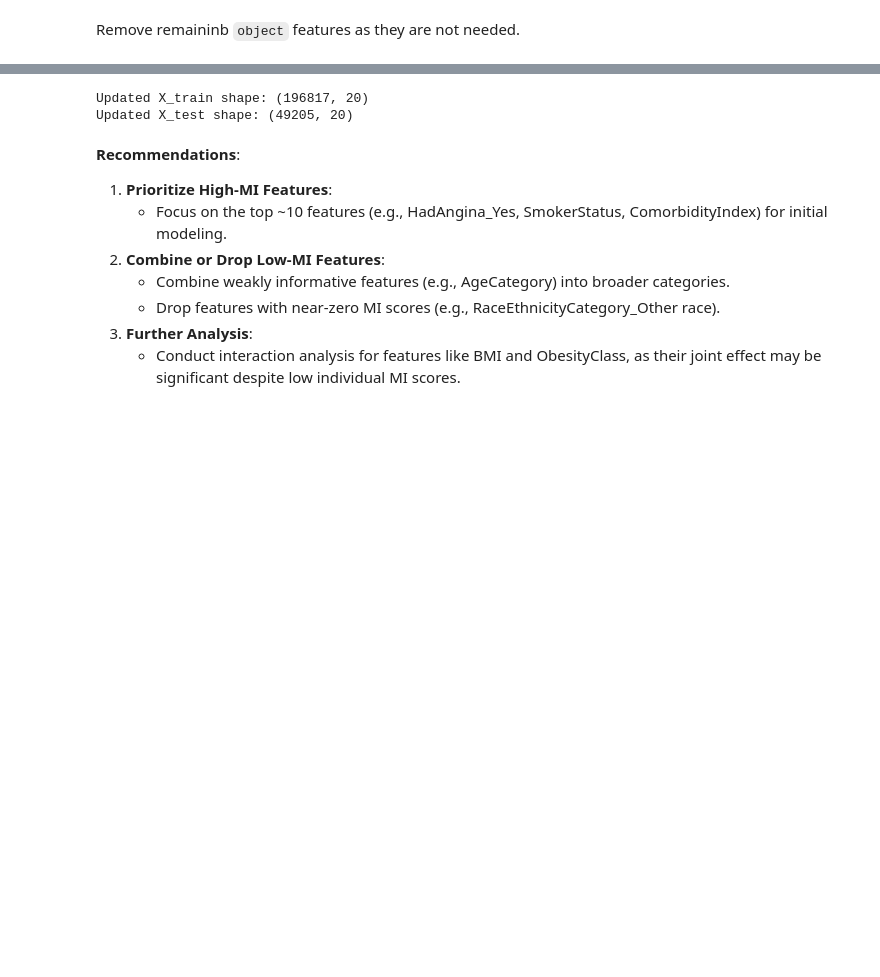
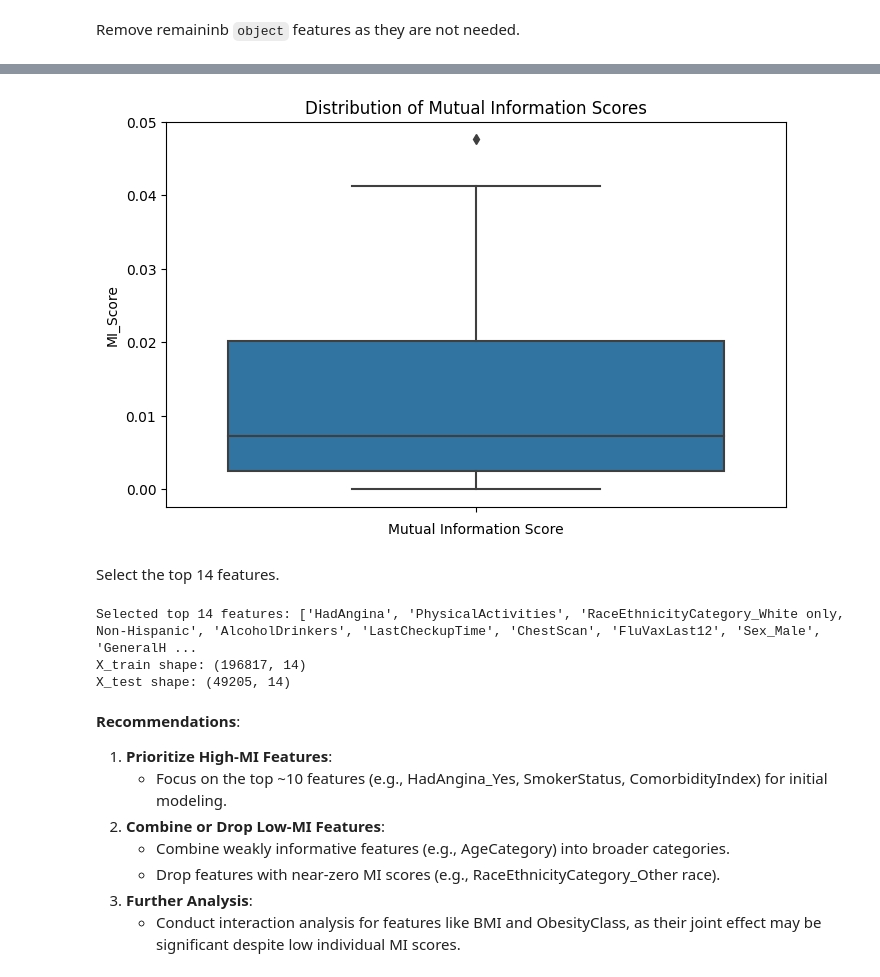
Before and after one commit to johnpospisil/heart-disease, a Jupyter notebook: heart-disease-prediction.ipynb, the cells around one changed output, grey strips where cells are left out. Drawn from its saved outputs; the diff is of its cells as text; code cells hidden in the pictures; blank space fills up the shorter version.

```diff
--- a/heart-disease-prediction.ipynb
+++ b/heart-disease-prediction.ipynb
@@ -814,14 +830,30 @@ top_features = mi_results.head(20)['Feature'].tolist()
+# %%
+plt.figure(figsize=(8, 5))
+sns.boxplot(y=mi_results['MI_Score'])
+plt.title("Distribution of Mutual Information Scores")
+plt.xlabel("Mutual Information Score")
+plt.show()
+# %% [output]
+[figure, added]
+# %% [markdown]
+Select the top 14 features.
 # %%
+# Ensure top_features contains the top 14 features
+top_n = 14
+top_features = mi_results.head(top_n)['Feature'].tolist()  # Convert Series to list
+
 # Filter X_train and X_test to include only top features
 X_train = X_train[top_features]
 X_test = X_test[top_features]
 
-# Verify the shape of the updated datasets
-print("Updated X_train shape:", X_train.shape)
-print("Updated X_test shape:", X_test.shape)
+# Verify the selection
+print(f"Selected top {top_n} features:", top_features)
+print("X_train shape:", X_train.shape)
+print("X_test shape:", X_test.shape)
 # %% [output]
-Updated X_train shape: (196817, 20)
-Updated X_test shape: (49205, 20)
+Selected top 14 features: ['HadAngina', 'PhysicalActivities', 'RaceEthnicityCategory_White only, Non-Hispanic', 'AlcoholDrinkers', 'LastCheckupTime', 'ChestScan', 'FluVaxLast12', 'Sex_Male', 'GeneralH ...
+X_train shape: (196817, 14)
+X_test shape: (49205, 14)
 # %% [markdown]
 **Recommendations**:
 1. **Prioritize High-MI Features**:
```
Also changed, not shown: parts of 11 cells of this notebook.
